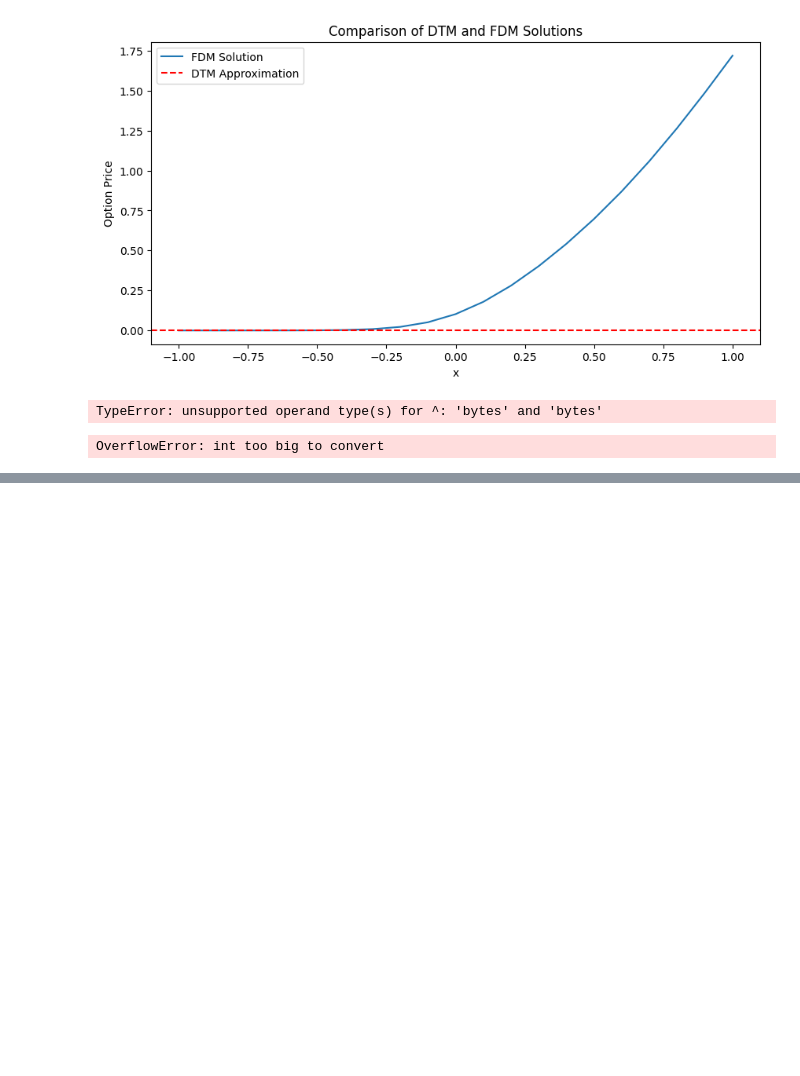
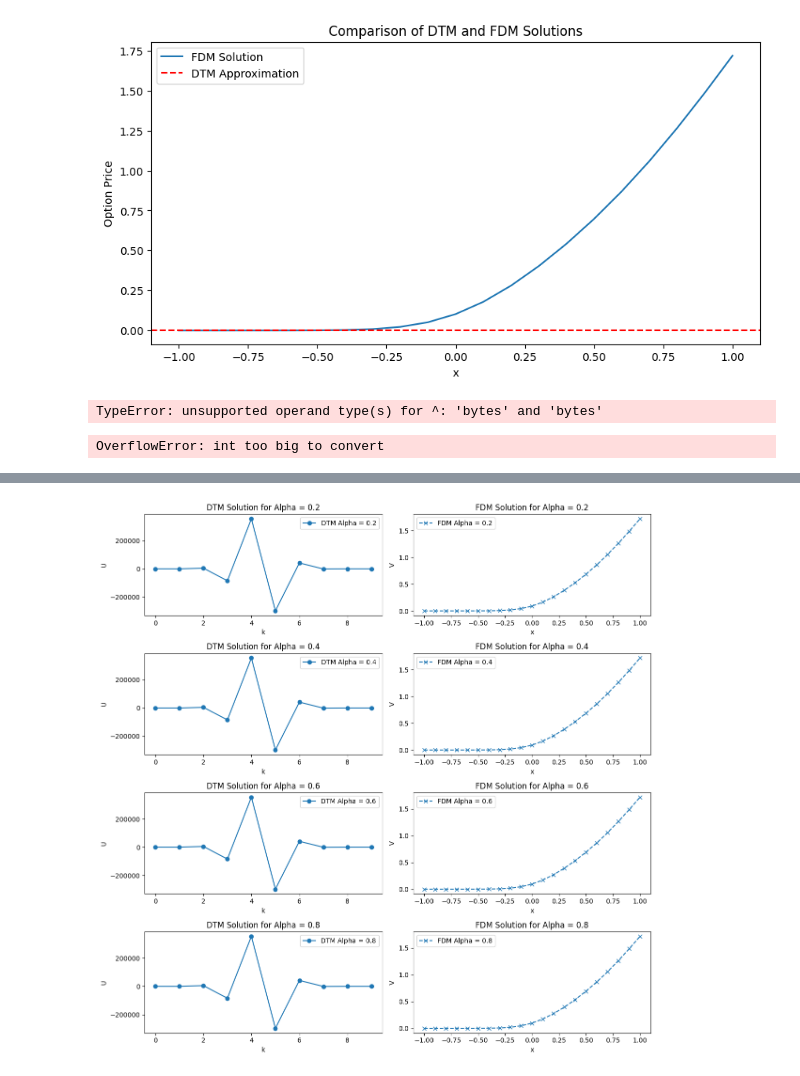
Before and after one commit to Prithviraj97/MachineLearning_Python, a Jupyter notebook: outlier.ipynb, the cells around one changed output, grey strips where cells are left out. Saved outputs shown, nothing was run; the diff lists cells and outputs as text; code cells hidden in the pictures; blank space fills up the shorter version.

```diff
--- a/outlier.ipynb
+++ b/outlier.ipynb
@@ -535,0 +1088,99 @@ OverflowError: int too big to convert
+# %%
+import numpy as np
+from scipy.special import gamma, factorial
+import matplotlib.pyplot as plt
+
+# DTM parameters and functions
+sigma_1, sigma_2, sigma_3 = 0.2, 0.25, 0.3
+r = 0.05
+rho_12, rho_13, rho_23 = 0.5, 0.4, 0.3
+kappa = 1.0
+
+A = sigma_1**2 / 2
+B = sigma_2**2 / 2
+C = sigma_3**2 / 2
+D = r - sigma_1**2 / 2
+E = r - sigma_2**2 / 2
+F = r - sigma_3**2 / 2
+G = kappa * rho_12 * sigma_1 * sigma_2
+H = kappa * rho_13 * sigma_1 * sigma_3
+I = kappa * rho_23 * sigma_2 * sigma_3
+M = r
+
+def delta(x):
+    return 0.01 * x
+
+def U_initial(k, h, g):
+    return max(1/factorial(k) - delta(k), 1/factorial(h) - delta(h), 1/factorial(g) - delta(g), 0)
+
+def next_U(U_prev, k, alpha):
+    return ((A + D + G - M) * U_prev + alpha) / gamma(k + 1)
+
+def solve_U(alphas, max_k=10):
+    results = {}
+    for alpha in alphas:
+        U_next = np.zeros(max_k)
+        U_next[0] = U_initial(1,1,1)
+        for k in range(1, max_k):
+            U_next[k] = next_U(U_next[k-1], k, alpha)
+        results[alpha] = U_next
+    return results
+
+# FDM parameters and functions
+sigma = 0.2
+dx = 0.1
+dt = 0.01
+T = 1
+x_min, x_max = -1, 1
+N = int((x_max - x_min) / dx) + 1
+M = int(T / dt) + 1
+
+x_values = np.linspace(x_min, x_max, N)
+
+def initial_condition_fdm(x):
+    return np.maximum(np.exp(x) - 1, 0)
+
+def solve_V(alpha):
+    A = sigma**2 / 2
+    D = (r - sigma**2 / 2) * alpha
+    M_coeff = r * alpha
+
+    V = initial_condition_fdm(x_values)
+
+    for n in range(1, M):
+        V_new = np.zeros(N)
+        for i in range(1, N-1):
+            V_new[i] = V[i] + dt * (A * (V[i+1] - 2*V[i] + V[i-1]) / dx**2 +
+                                    D * (V[i+1] - V[i-1]) / (2*dx) - M_coeff * V[i])
+        V_new[0], V_new[-1] = V[0], V[-1]
+        V = V_new
+    return V
+
+alphas = [0.2, 0.4, 0.6, 0.8]
+results_dtm = solve_U(alphas)
+
+# Create subplots
+fig, axs = plt.subplots(len(alphas), 2, figsize=(12, 3 * len(alphas)))
+
+for idx, alpha in enumerate(alphas):
+    U_next = results_dtm[alpha]
+    V = solve_V(alpha)
+
+    # Plot DTM
+    axs[idx, 0].plot(range(len(U_next)), U_next + 1, 'o-', label=f'DTM Alpha = {alpha}')
+    axs[idx, 0].set_xlabel('k')
+    axs[idx, 0].set_ylabel('U')
+    axs[idx, 0].set_title(f'DTM Solution for Alpha = {alpha}')
+    axs[idx, 0].legend()
+
+    # Plot FDM
+    axs[idx, 1].plot(x_values, V, 'x--', label=f'FDM Alpha = {alpha}')
+    axs[idx, 1].set_xlabel('x')
+    axs[idx, 1].set_ylabel('V')
+    axs[idx, 1].set_title(f'FDM Solution for Alpha = {alpha}')
+    axs[idx, 1].legend()
+
+plt.tight_layout()
+plt.show()
+# %% [output]
+[figure, added]
```
Also changed, not shown: parts of 7 cells of this notebook, 3 other files.
